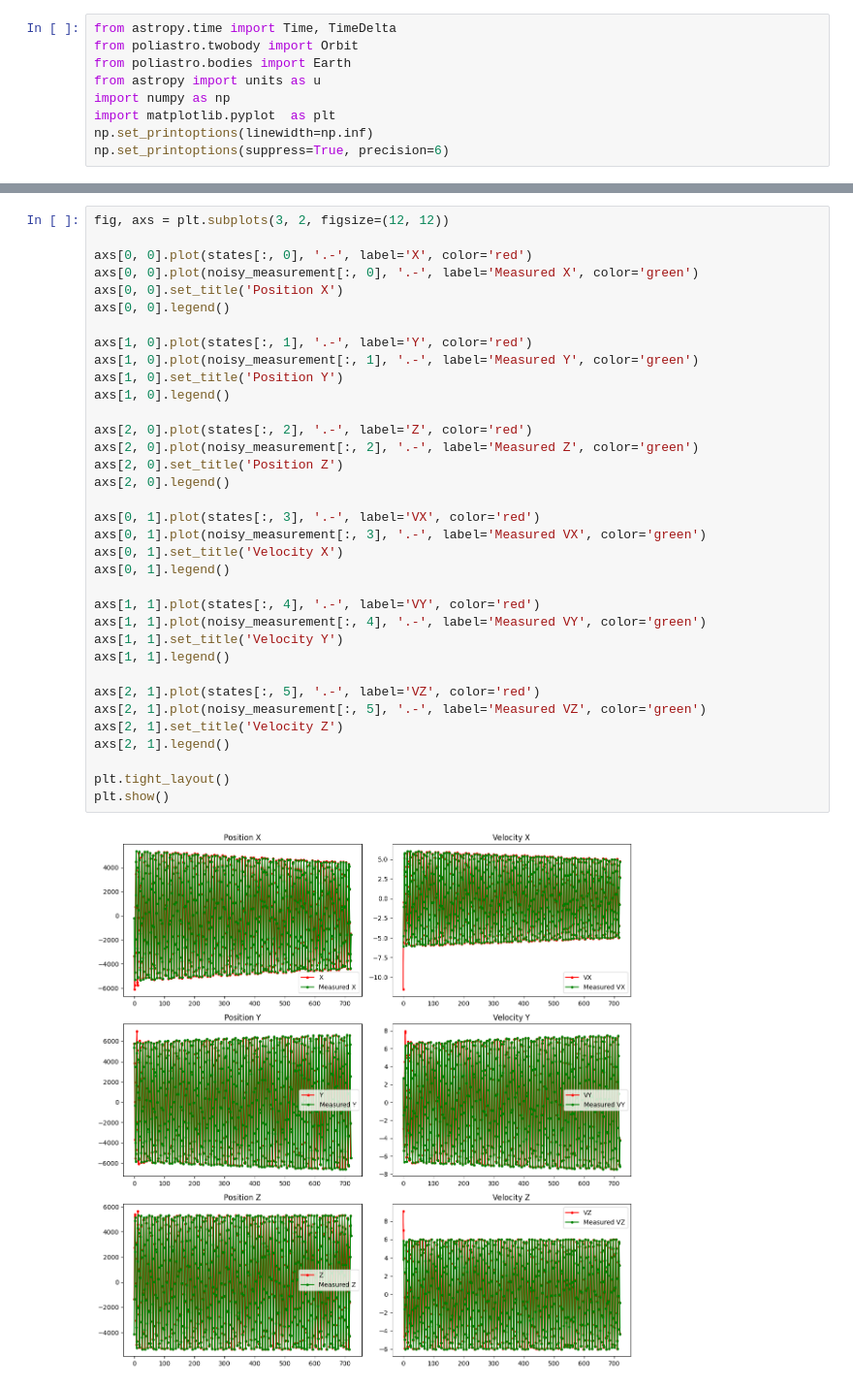
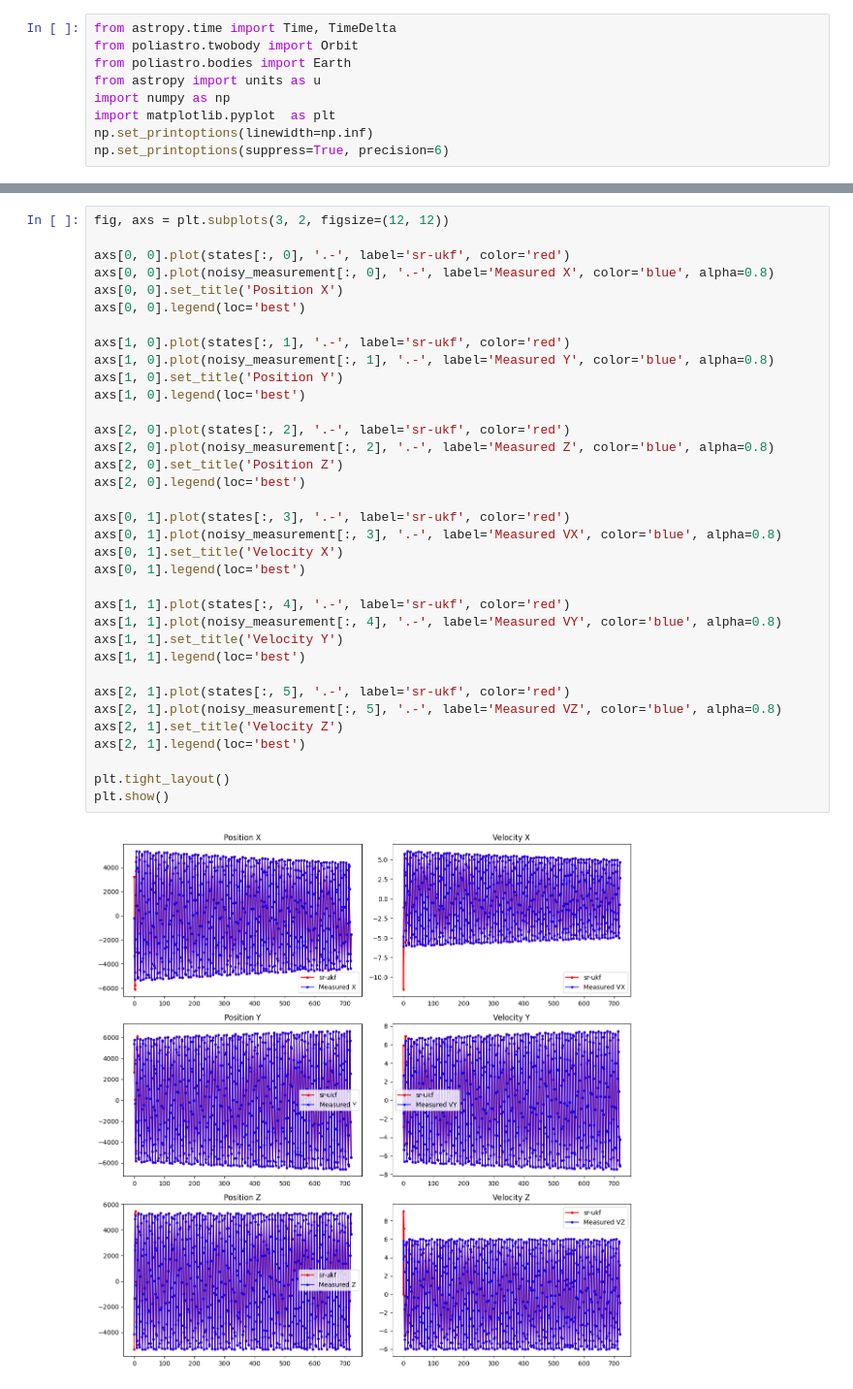
Before and after one commit to ElliotHYLee/asdf1234, a Jupyter notebook: hw2/hw2_sr_ukf.ipynb, the cells around one changed output, grey strips where cells are left out. Shown at 97% size. Drawn from its saved outputs; the diff is of its cells as text.

```diff
--- a/hw2/hw2_sr_ukf.ipynb
+++ b/hw2/hw2_sr_ukf.ipynb
@@ -283,37 +437,37 @@ Iteration 700
 # %%
 fig, axs = plt.subplots(3, 2, figsize=(12, 12))
 
-axs[0, 0].plot(states[:, 0], '.-', label='X', color='red')
-axs[0, 0].plot(noisy_measurement[:, 0], '.-', label='Measured X', color='green')
+axs[0, 0].plot(states[:, 0], '.-', label='sr-ukf', color='red')
+axs[0, 0].plot(noisy_measurement[:, 0], '.-', label='Measured X', color='blue', alpha=0.8)
 axs[0, 0].set_title('Position X')
-axs[0, 0].legend()
+axs[0, 0].legend(loc='best')
 
-axs[1, 0].plot(states[:, 1], '.-', label='Y', color='red')
-axs[1, 0].plot(noisy_measurement[:, 1], '.-', label='Measured Y', color='green')
+axs[1, 0].plot(states[:, 1], '.-', label='sr-ukf', color='red')
+axs[1, 0].plot(noisy_measurement[:, 1], '.-', label='Measured Y', color='blue', alpha=0.8)
 axs[1, 0].set_title('Position Y')
-axs[1, 0].legend()
+axs[1, 0].legend(loc='best')
 
-axs[2, 0].plot(states[:, 2], '.-', label='Z', color='red')
-axs[2, 0].plot(noisy_measurement[:, 2], '.-', label='Measured Z', color='green')
+axs[2, 0].plot(states[:, 2], '.-', label='sr-ukf', color='red')
+axs[2, 0].plot(noisy_measurement[:, 2], '.-', label='Measured Z', color='blue', alpha=0.8)
 axs[2, 0].set_title('Position Z')
-axs[2, 0].legend()
+axs[2, 0].legend(loc='best')
 
-axs[0, 1].plot(states[:, 3], '.-', label='VX', color='red')
-axs[0, 1].plot(noisy_measurement[:, 3], '.-', label='Measured VX', color='green')
+axs[0, 1].plot(states[:, 3], '.-', label='sr-ukf', color='red')
+axs[0, 1].plot(noisy_measurement[:, 3], '.-', label='Measured VX', color='blue', alpha=0.8)
 axs[0, 1].set_title('Velocity X')
-axs[0, 1].legend()
+axs[0, 1].legend(loc='best')
 
-axs[1, 1].plot(states[:, 4], '.-', label='VY', color='red')
-axs[1, 1].plot(noisy_measurement[:, 4], '.-', label='Measured VY', color='green')
+axs[1, 1].plot(states[:, 4], '.-', label='sr-ukf', color='red')
+axs[1, 1].plot(noisy_measurement[:, 4], '.-', label='Measured VY', color='blue', alpha=0.8)
 axs[1, 1].set_title('Velocity Y')
-axs[1, 1].legend()
+axs[1, 1].legend(loc='best')
 
-axs[2, 1].plot(states[:, 5], '.-', label='VZ', color='red')
-axs[2, 1].plot(noisy_measurement[:, 5], '.-', label='Measured VZ', color='green')
+axs[2, 1].plot(states[:, 5], '.-', label='sr-ukf', color='red')
+axs[2, 1].plot(noisy_measurement[:, 5], '.-', label='Measured VZ', color='blue', alpha=0.8)
 axs[2, 1].set_title('Velocity Z')
-axs[2, 1].legend()
+axs[2, 1].legend(loc='best')
 
 plt.tight_layout()
 plt.show()
 # %% [output]
-[figure, old version]
+[figure, new version]
```
Also changed, not shown: parts of 17 cells of this notebook.
